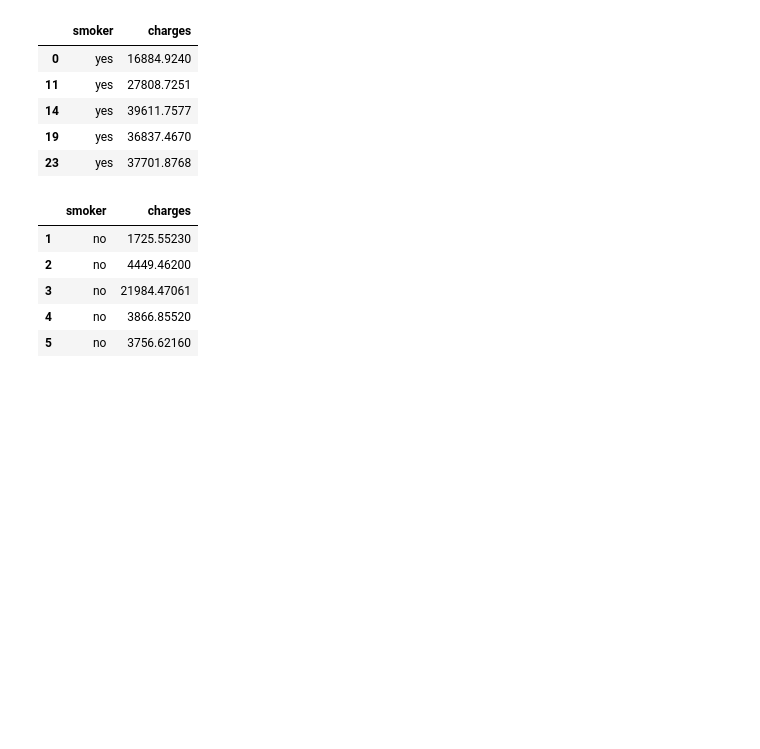
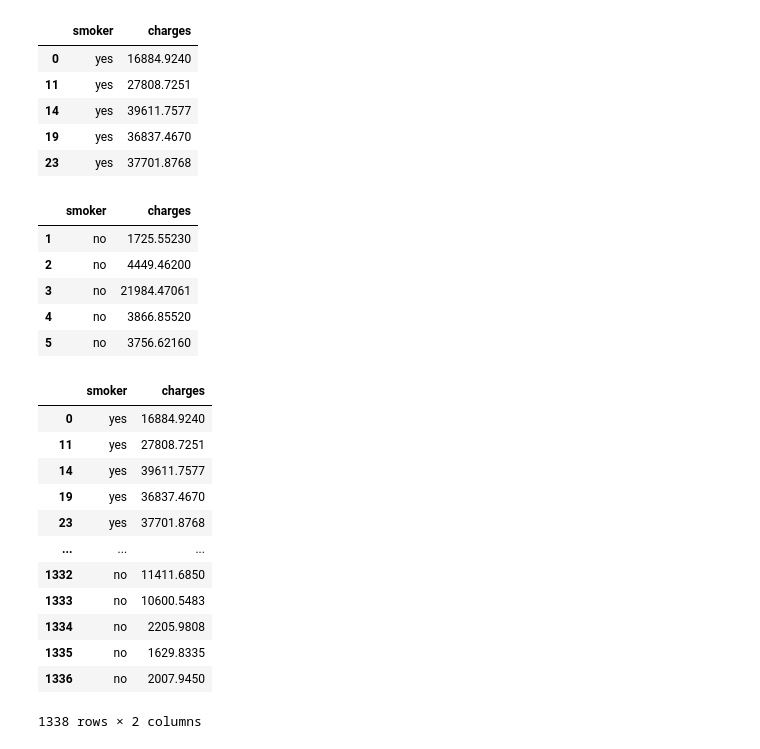
Before and after one commit to norgel/Hypothesis-Testing-W--Insurance-Data, a Jupyter notebook: Hypothesis Testing with Insurance Data.ipynb, the cells around one changed output. Cells and saved outputs as stored; diff of their text form; code cells hidden in the pictures; blank space fills up the shorter version.

```diff
--- a/Hypothesis Testing with Insurance Data.ipynb
+++ b/Hypothesis Testing with Insurance Data.ipynb
@@ -64,3 +64,21 @@ non_smoker.head()
 | 3 | no | 21984.47061 |
 | 4 | no | 3866.85520 |
 | 5 | no | 3756.62160 |
+# %%
+# create visualization plot for smoker vs non-smoker
+viz_df = pd.concat([is_smoker, non_smoker])
+viz_df
+# %% [output]
+|  | smoker | charges |
+| 0 | yes | 16884.9240 |
+| 11 | yes | 27808.7251 |
+| 14 | yes | 39611.7577 |
+| 19 | yes | 36837.4670 |
+| 23 | yes | 37701.8768 |
+| ... | ... | ... |
+| 1332 | no | 11411.6850 |
+| 1333 | no | 10600.5483 |
+| 1334 | no | 2205.9808 |
+| 1335 | no | 1629.8335 |
+| 1336 | no | 2007.9450 |
+1338 rows × 2 columns
```
Also changed, not shown: parts of 30 cells of this notebook.
